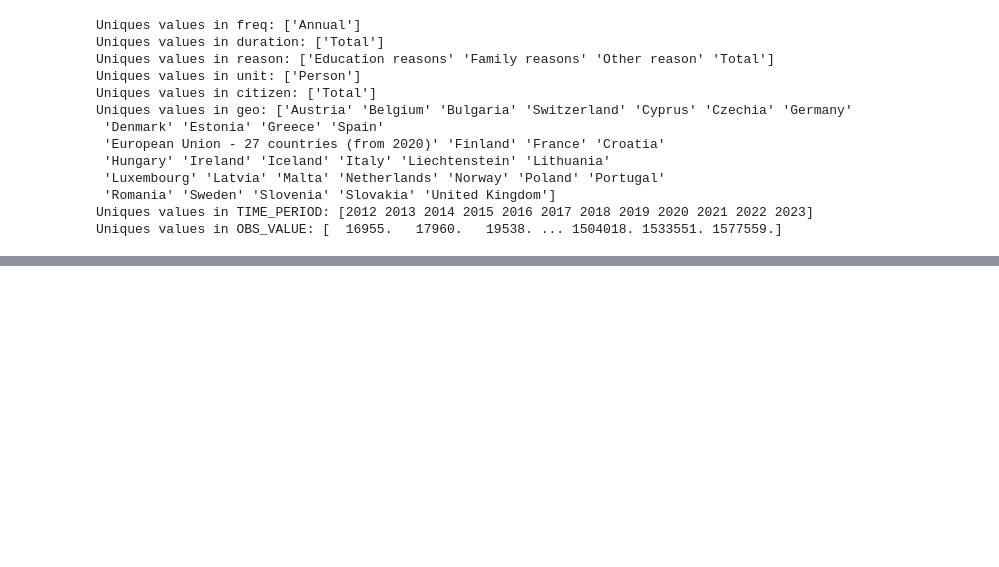
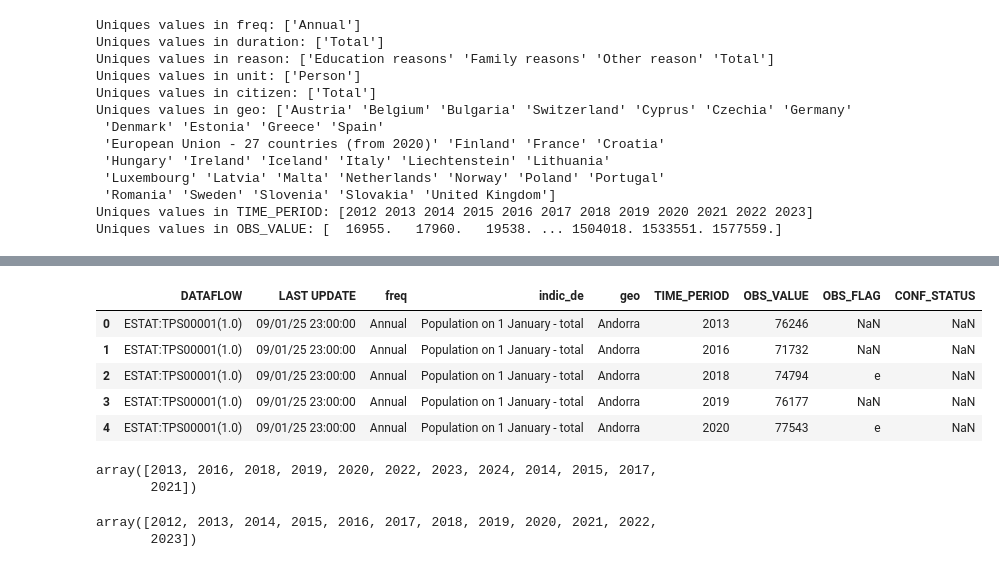
Before and after one commit to natix-x/Data-mining-in-Migration-Analysis, a Jupyter notebook: data_preprocessing/migrants/all_valid_permits.ipynb, the cells around one changed output, grey strips where cells are left out. Saved outputs shown, nothing was run; the diff lists cells and outputs as text; code cells hidden in the pictures; blank space fills up the shorter version.

Commit message:
Improved latest batch of processed data.

```diff
--- a/data_preprocessing/migrants/all_valid_permits.ipynb
+++ b/data_preprocessing/migrants/all_valid_permits.ipynb
@@ -114,4 +114,4 @@ df.describe()
 | 75% | 2021.000000 | 2.191000e+05 |
 | max | 2023.000000 | 5.724832e+06 |
 # %%
-df.to_csv("../../processed_data/migrants_all_valid_permits.csv", index=False)
+population_df = pd.read_csv('../../data/population_data_tps00001.csv')
@@ -119,0 +118,9 @@ df.to_csv("../../processed_data/migrants_all_valid_permits.csv", index=False)
+# %%
+population_df.head()
+# %% [output]
+|  | DATAFLOW | LAST UPDATE | freq | indic_de | geo | TIME_PERIOD | OBS_VALUE | OBS_FLAG | CONF_STATUS |
+| 0 | ESTAT:TPS00001(1.0) | 09/01/25 23:00:00 | Annual | Population on 1 January - total | Andorra | 2013 | 76246 | NaN | NaN |
+| 1 | ESTAT:TPS00001(1.0) | 09/01/25 23:00:00 | Annual | Population on 1 January - total | Andorra | 2016 | 71732 | NaN | NaN |
+| 2 | ESTAT:TPS00001(1.0) | 09/01/25 23:00:00 | Annual | Population on 1 January - total | Andorra | 2018 | 74794 | e | NaN |
+| 3 | ESTAT:TPS00001(1.0) | 09/01/25 23:00:00 | Annual | Population on 1 January - total | Andorra | 2019 | 76177 | NaN | NaN |
+| 4 | ESTAT:TPS00001(1.0) | 09/01/25 23:00:00 | Annual | Population on 1 January - total | Andorra | 2020 | 77543 | e | NaN |
@@ -119,0 +129,10 @@ df.to_csv("../../processed_data/migrants_all_valid_permits.csv", index=False)
+# %%
+population_df["TIME_PERIOD"].unique()
+# %% [output]
+array([2013, 2016, 2018, 2019, 2020, 2022, 2023, 2024, 2014, 2015, 2017,
+       2021])
+# %%
+df["TIME_PERIOD"].unique()
+# %% [output]
+array([2012, 2013, 2014, 2015, 2016, 2017, 2018, 2019, 2020, 2021, 2022,
+       2023])
```
Also changed, not shown: parts of 21 cells of this notebook, 11 other files.
